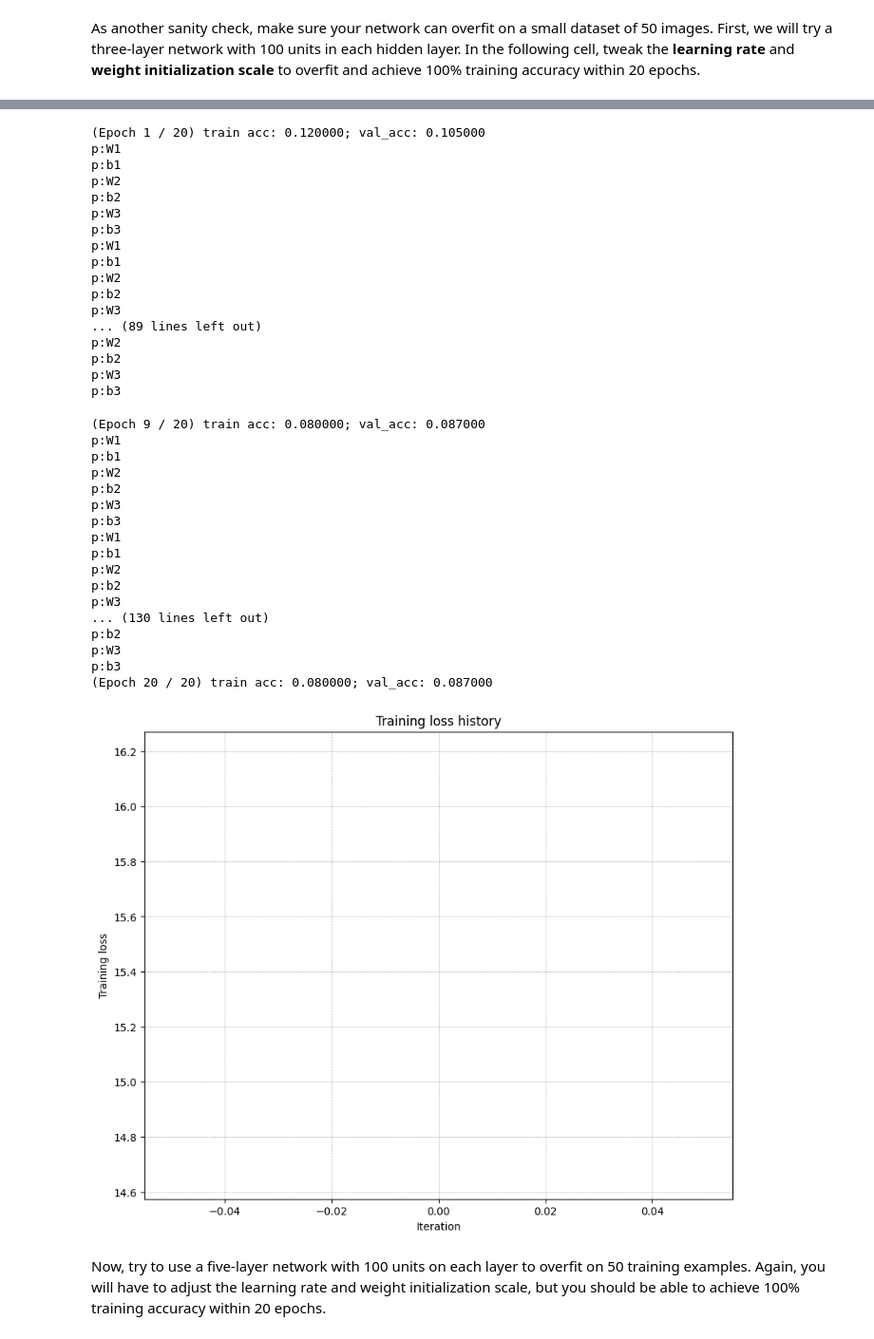
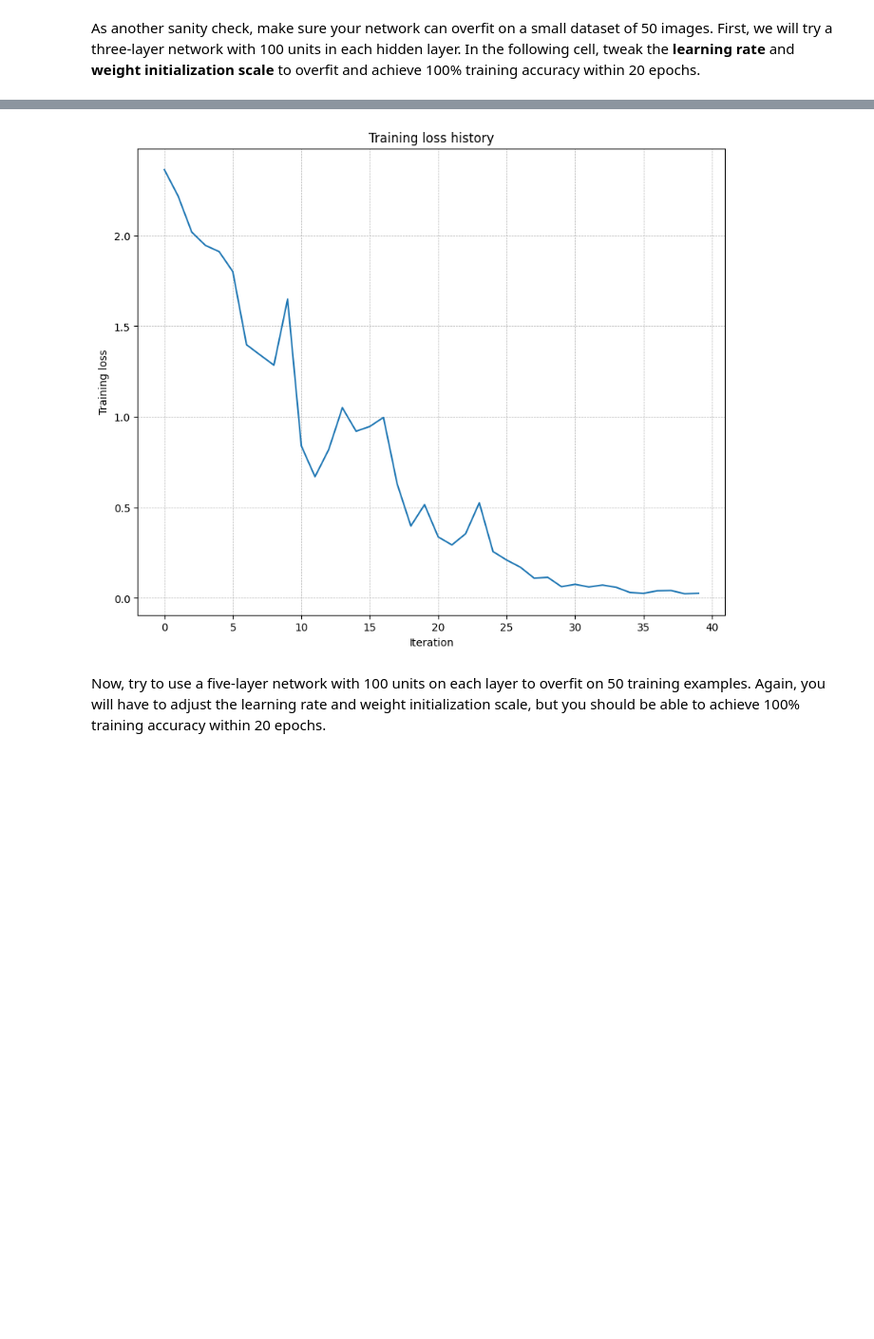
Before and after one commit to Doubeecat/CS231n, a Jupyter notebook: assignments/assignment1/FullyConnectedNets.ipynb, the cells around one changed output, grey strips where cells are left out. Shown: that part at 95% size. Saved outputs shown, nothing was run; the diff lists cells and outputs as text; code cells hidden in the pictures; blank space fills up the shorter version.

```diff
--- a/assignments/assignment1/FullyConnectedNets.ipynb
+++ b/assignments/assignment1/FullyConnectedNets.ipynb
@@ -105,8 +108,8 @@ small_data = {
   "y_val": data["y_val"],
 }
 
-weight_scale = 4e-2   # Experiment with this!
-learning_rate = 3e-2  # Experiment with this!
+weight_scale = 1e-2   # Experiment with this!
+learning_rate = 1e-2  # Experiment with this!
 
 
 model = FullyConnectedNet(
@@ -149,38 +155,4 @@ p:b3
-(Epoch 1 / 20) train acc: 0.120000; val_acc: 0.105000
-p:W1
-p:b1
-p:W2
-p:b2
-p:W3
-p:b3
-p:W1
-p:b1
-p:W2
-p:b2
-p:W3
-... (89 lines left out)
-p:W2
-p:b2
-p:W3
-p:b3
-(Epoch 9 / 20) train acc: 0.080000; val_acc: 0.087000
-p:W1
-p:b1
-p:W2
-p:b2
-p:W3
-p:b3
-p:W1
-p:b1
-p:W2
-p:b2
-p:W3
-... (130 lines left out)
-p:b2
-p:W3
-p:b3
-(Epoch 20 / 20) train acc: 0.080000; val_acc: 0.087000
-[figure, old version]
+[figure, new version]
 # %% [markdown]
 Now, try to use a five-layer network with 100 units on each layer to overfit on 50 training examples. Again, you will have to adjust the learning rate and weight initialization scale, but you should be able to achieve 100% training accuracy within 20 epochs.
 # %%
```
Also changed, not shown: parts of 5 cells of this notebook, 3 other files.
